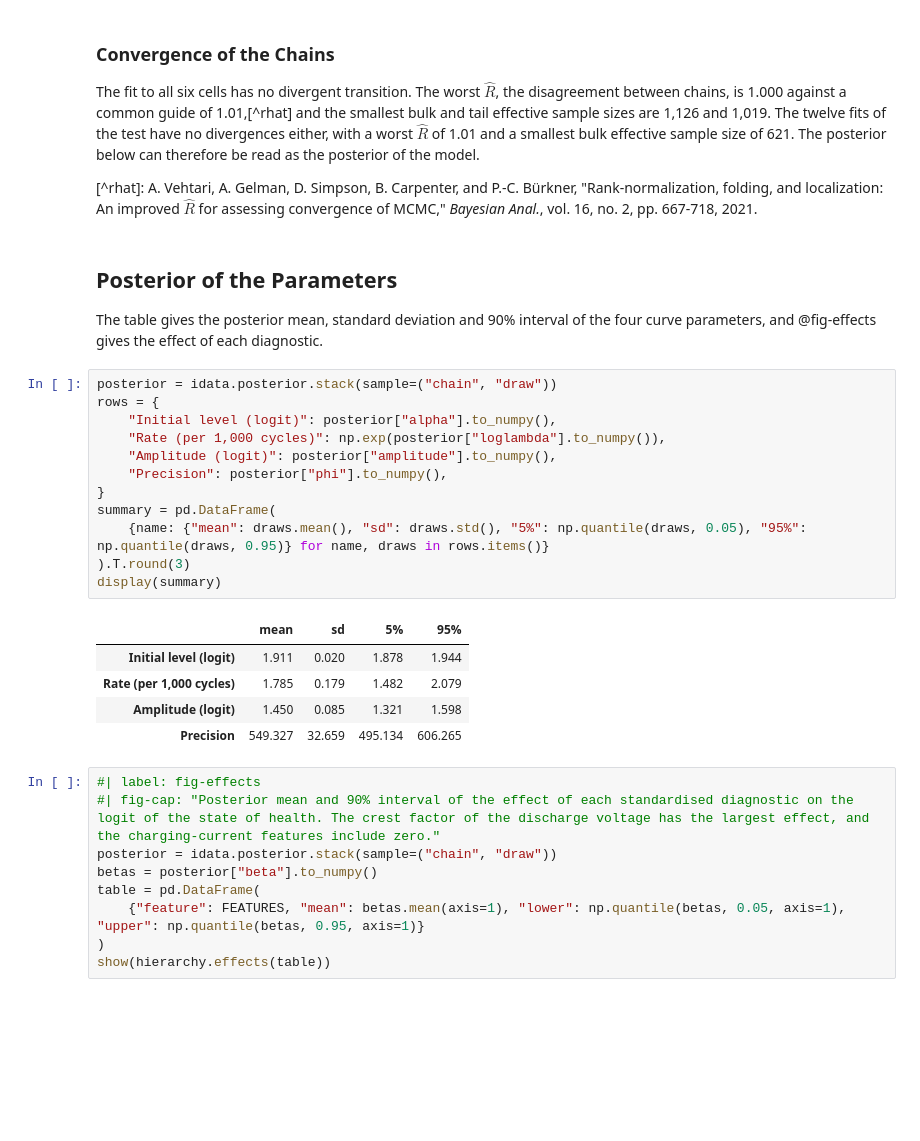
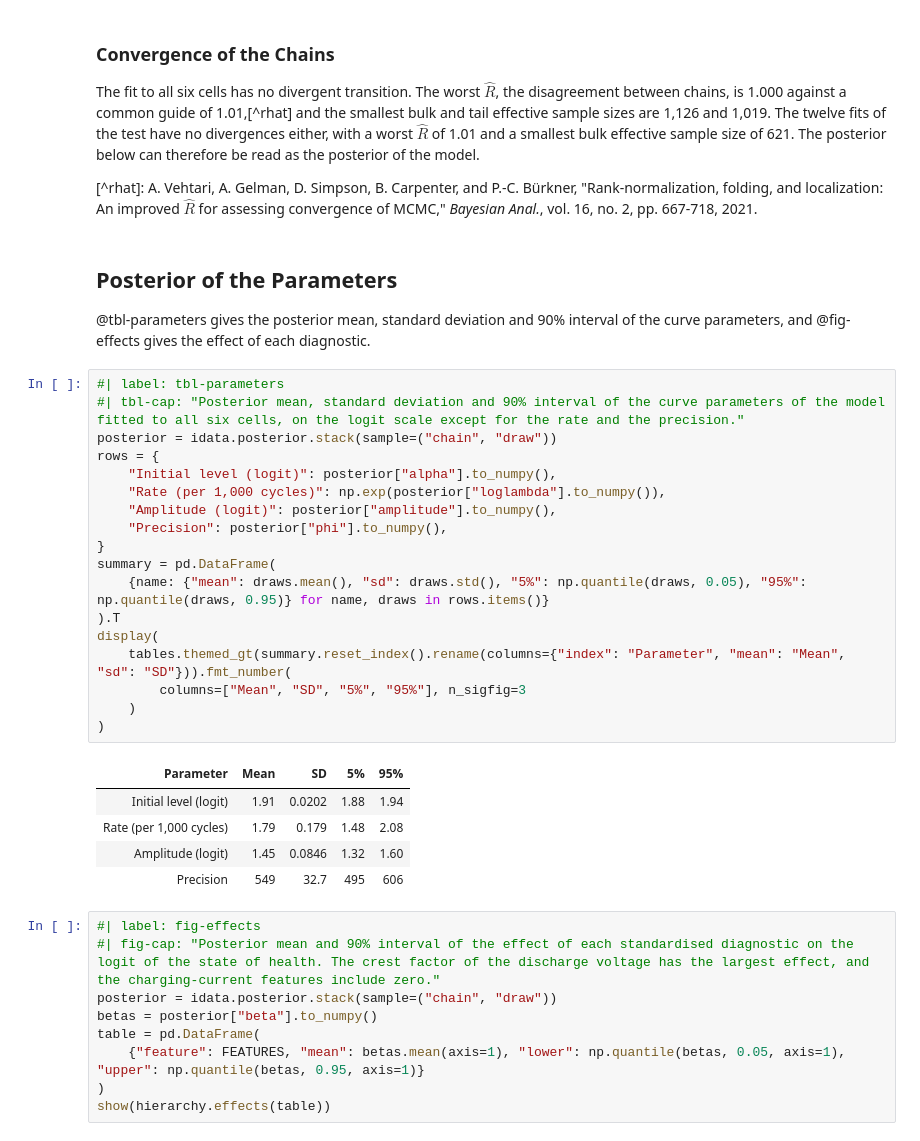
Before and after one commit to sambaiga/sambaiga.github.io, a Jupyter notebook: pages/blog/posts/2025/12/2025-12-1-bayesian-regression..ipynb, the cells around one changed output. Drawn from its saved outputs; the diff is of its cells as text; blank space fills up the shorter version.

```diff
--- a/pages/blog/posts/2025/12/2025-12-1-bayesian-regression..ipynb
+++ b/pages/blog/posts/2025/12/2025-12-1-bayesian-regression..ipynb
@@ -156,25 +168,31 @@ The fit to all six cells has no divergent transition. The worst $\hat{R}$, the d
 # %% [markdown]
 ## Posterior of the Parameters
 
-The table gives the posterior mean, standard deviation and 90% interval of the four curve parameters, and @fig-effects gives the effect of each diagnostic.
+@tbl-parameters gives the posterior mean, standard deviation and 90% interval of the curve parameters, and @fig-effects gives the effect of each diagnostic.
 # %%
+#| label: tbl-parameters
+#| tbl-cap: "Posterior mean, standard deviation and 90% interval of the curve parameters of the model fitted to all six cells, on the logit scale except for the rate and the precision."
 posterior = idata.posterior.stack(sample=("chain", "draw"))
 rows = {
     "Initial level (logit)": posterior["alpha"].to_numpy(),
     "Rate (per 1,000 cycles)": np.exp(posterior["loglambda"].to_numpy()),
     "Amplitude (logit)": posterior["amplitude"].to_numpy(),
     "Precision": posterior["phi"].to_numpy(),
 }
 summary = pd.DataFrame(
     {name: {"mean": draws.mean(), "sd": draws.std(), "5%": np.quantile(draws, 0.05), "95%": np.quantile(draws, 0.95)} for name, draws in rows.items()}
-).T.round(3)
-display(summary)
+).T
+display(
+    tables.themed_gt(summary.reset_index().rename(columns={"index": "Parameter", "mean": "Mean", "sd": "SD"})).fmt_number(
+        columns=["Mean", "SD", "5%", "95%"], n_sigfig=3
+    )
+)
 # %% [output]
-|  | mean | sd | 5% | 95% |
-| Initial level (logit) | 1.911 | 0.020 | 1.878 | 1.944 |
-| Rate (per 1,000 cycles) | 1.785 | 0.179 | 1.482 | 2.079 |
-| Amplitude (logit) | 1.450 | 0.085 | 1.321 | 1.598 |
-| Precision | 549.327 | 32.659 | 495.134 | 606.265 |
+| Parameter | Mean | SD | 5% | 95% |
+| Initial level (logit) | 1.91 | 0.0202 | 1.88 | 1.94 |
+| Rate (per 1,000 cycles) | 1.79 | 0.179 | 1.48 | 2.08 |
+| Amplitude (logit) | 1.45 | 0.0846 | 1.32 | 1.60 |
+| Precision | 549 | 32.7 | 495 | 606 |
 # %%
 #| label: fig-effects
 #| fig-cap: "Posterior mean and 90% interval of the effect of each standardised diagnostic on the logit of the state of health. The crest factor of the discharge voltage has the largest effect, and the charging-current features include zero."
```
Also changed, not shown: parts of 9 cells of this notebook, 4 other files.
